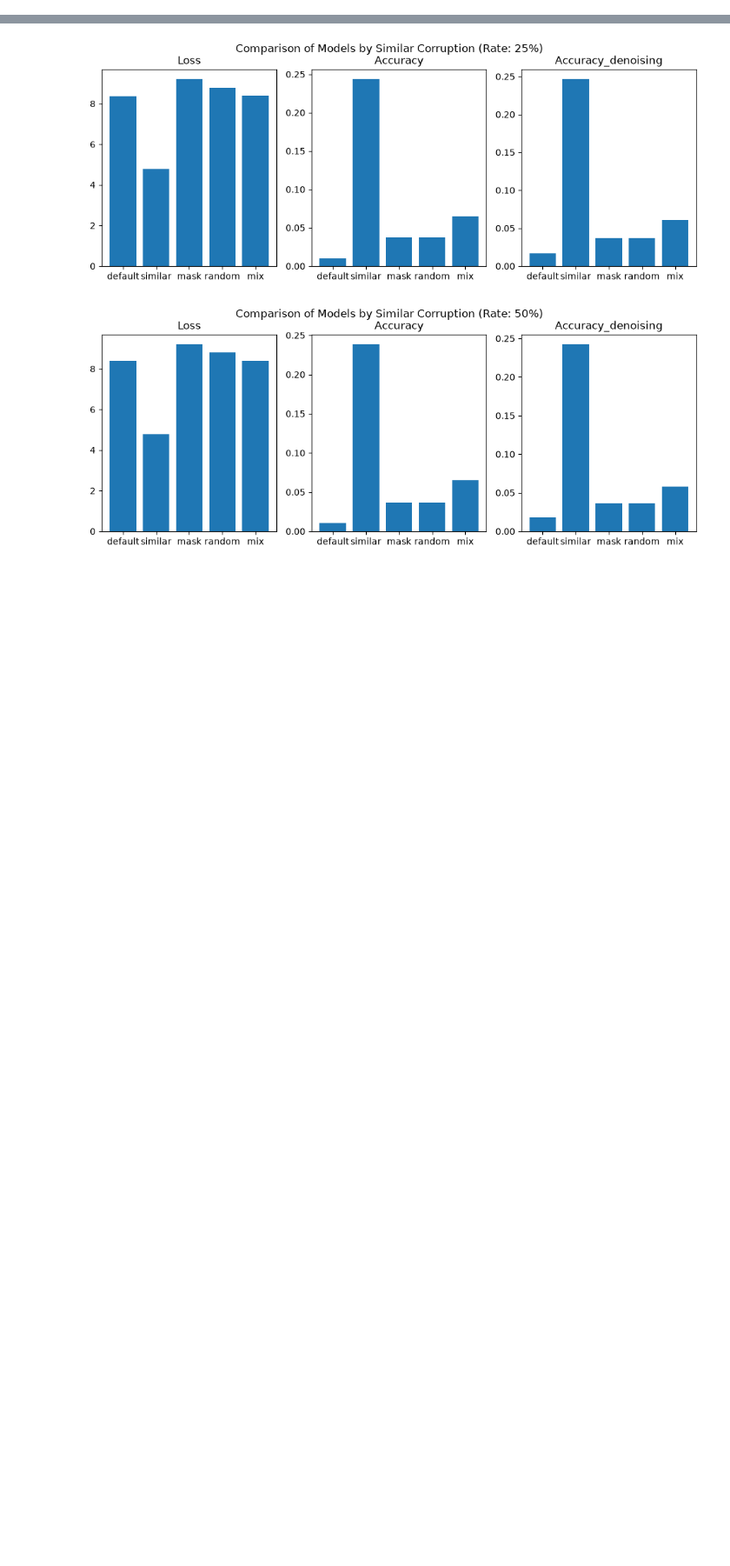
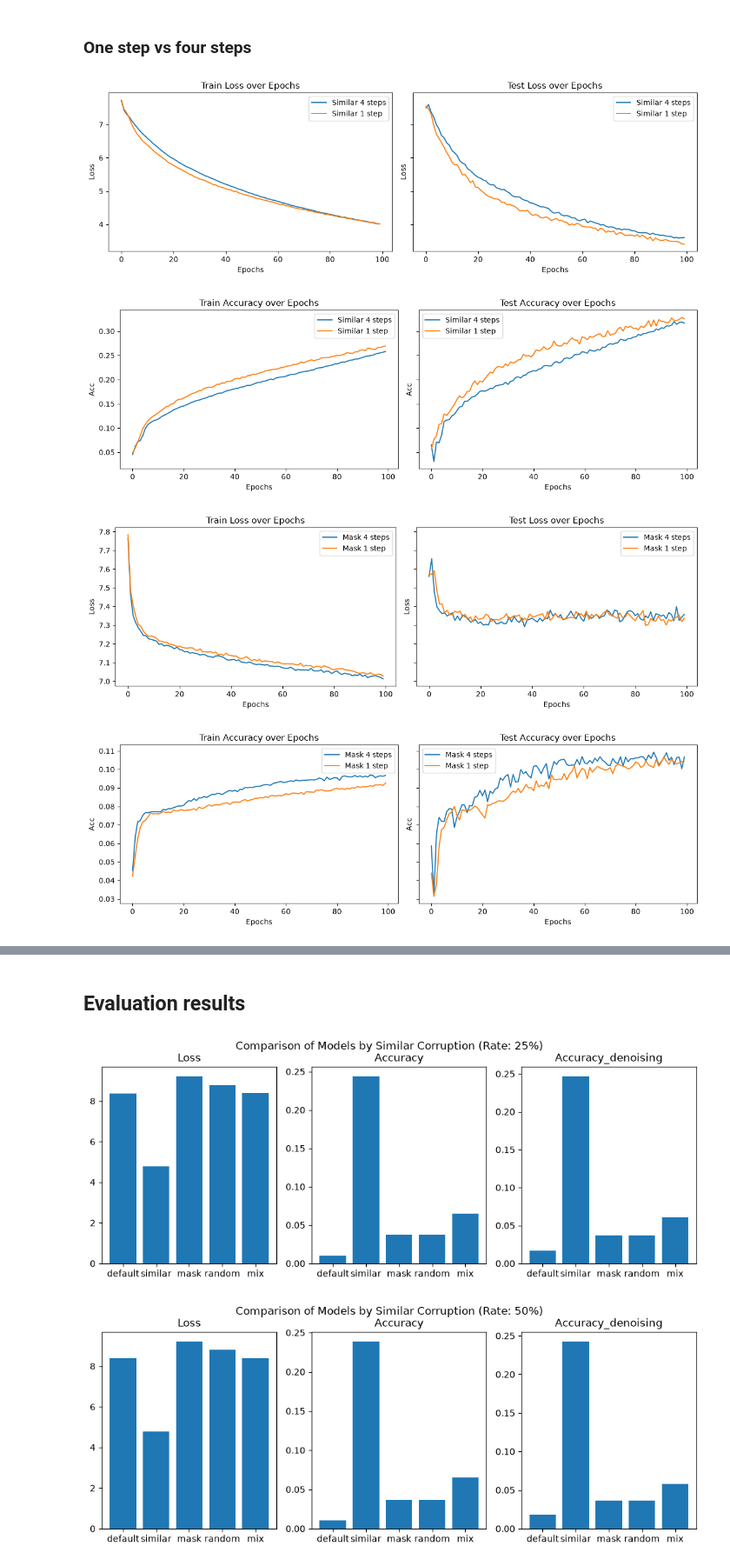
Before and after one commit to AndreRab/Multi-Phase-Corruption-Curriculum-for-Diffusion-Language-Models-training, a Jupyter notebook: results/results.ipynb, the cells around one changed output, grey strips where cells are left out. Shown at 87% size. Cells and saved outputs as stored; diff of their text form; code cells hidden in the pictures; blank space fills up the shorter version.

```diff
--- a/results/results.ipynb
+++ b/results/results.ipynb
@@ -102,0 +120,30 @@ plt.show()
+# %% [markdown]
+### One step vs four steps
+# %%
+all_results = [
+    {
+        "Similar 4 steps": mean_similar_4_steps,
+        "Similar 1 step": mean_similar_one_step
+    },
+    {
+        "Mask 4 steps": mean_mask_4_steps,
+        "Mask 1 step": mean_mask_one_step
+    },
+    {
+        "Random 4 steps": mean_random_4_steps,
+        "Random 1 step": mean_random_one_step
+    },
+    {
+        "Mix 4 steps": mean_mix_4_steps,
+        "Mix 1 step": mean_mix_one_step
+    }
+]
+metrics = ["loss", "acc"]
+for result in all_results:
+    for metric in metrics:
+        plot_train_test_metric(result, metric, ylabel=metric.capitalize())
+# %% [output]
+[figure, added]
+[figure, added]
+[figure, added]
+[figure, added]
@@ -103,3 +154,5 @@ plt.show()
+# %% [markdown]
+## Evaluation results
 # %%
 import pandas as pd
 
```
Also changed, not shown: parts of 18 cells of this notebook.
